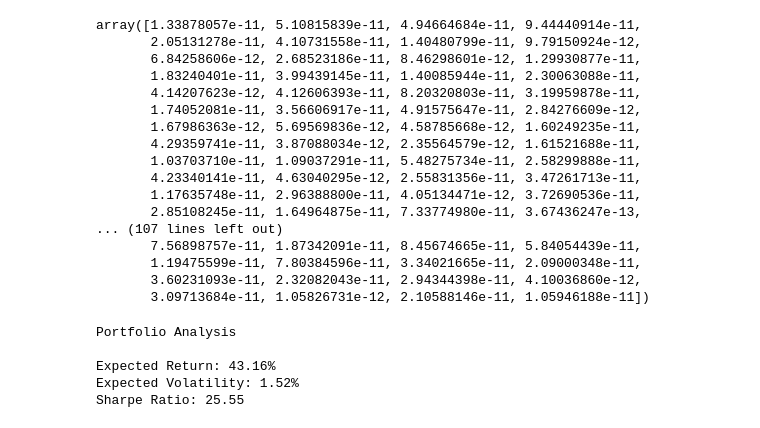
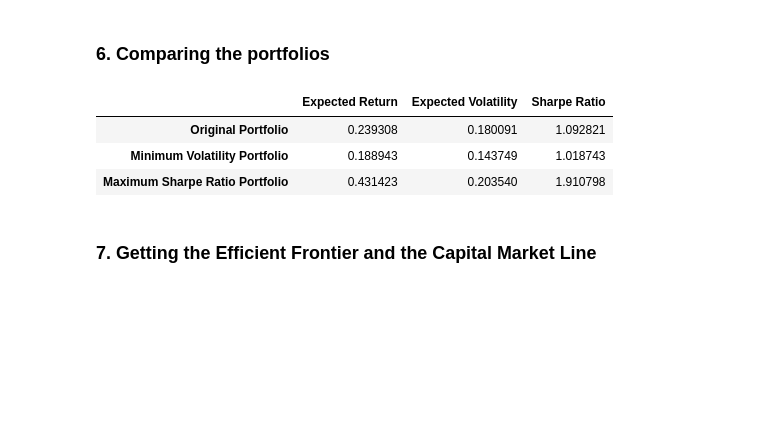
Before and after one commit to AvarusMaximus/Markowitz-Portfolio, a Jupyter notebook: main.ipynb, the cells around one changed output. Saved outputs shown, nothing was run; the diff lists cells and outputs as text; code cells hidden in the pictures; blank space fills up the shorter version.

```diff
--- a/main.ipynb
+++ b/main.ipynb
@@ -85,35 +68,21 @@ optimal_weights = minimize(neg_sharpe, initial_weights, args=(cov_matrix, daily_
-# %%
-optimal_weights.x
-# %% [output]
-array([1.33878057e-11, 5.10815839e-11, 4.94664684e-11, 9.44440914e-11,
-       2.05131278e-11, 4.10731558e-11, 1.40480799e-11, 9.79150924e-12,
-       6.84258606e-12, 2.68523186e-11, 8.46298601e-12, 1.29930877e-11,
-       1.83240401e-11, 3.99439145e-11, 1.40085944e-11, 2.30063088e-11,
-       4.14207623e-12, 4.12606393e-11, 8.20320803e-11, 3.19959878e-11,
-       1.74052081e-11, 3.56606917e-11, 4.91575647e-11, 2.84276609e-12,
-       1.67986363e-12, 5.69569836e-12, 4.58785668e-12, 1.60249235e-11,
-       4.29359741e-11, 3.87088034e-12, 2.35564579e-12, 1.61521688e-11,
-       1.03703710e-11, 1.09037291e-11, 5.48275734e-11, 2.58299888e-11,
-       4.23340141e-11, 4.63040295e-12, 2.55831356e-11, 3.47261713e-11,
-       1.17635748e-11, 2.96388800e-11, 4.05134471e-12, 3.72690536e-11,
-       2.85108245e-11, 1.64964875e-11, 7.33774980e-11, 3.67436247e-13,
-... (107 lines left out)
-       7.56898757e-11, 1.87342091e-11, 8.45674665e-11, 5.84054439e-11,
-       1.19475599e-11, 7.80384596e-11, 3.34021665e-11, 2.09000348e-11,
-       3.60231093e-11, 2.32082043e-11, 2.94344398e-11, 4.10036860e-12,
-       3.09713684e-11, 1.05826731e-12, 2.10588146e-11, 1.05946188e-11])
-# %%
-# Analysing the optimal portfolio
-print("Portfolio Analysis\n")
-exp_return = expected_return(optimal_weights.x, daily_returns)
-exp_volatility = expected_volatility(optimal_weights.x, cov_matrix)
-sharpe_ratio = (exp_return - risk_free_rate) / exp_volatility
-print(f"Expected Return: {exp_return:.2%}")
-print(f"Expected Volatility: {exp_volatility:.2%}")
-print(f"Sharpe Ratio: {sharpe_ratio:.2f}")
-# %% [output]
-Portfolio Analysis
-
-Expected Return: 43.16%
-Expected Volatility: 1.52%
-Sharpe Ratio: 25.55
+# %%
+mv_returns = expected_return(min_var.x, daily_returns) # Calculating the expected return of the minimum variance portfolio
+mv_volatility = expected_volatility(min_var.x, cov_mat) # Calculating the expected volatility of the minimum variance portfolio
+mv_sharpe_ratio = (mv_returns - risk_free_rate) / mv_volatility # Calculating the Sharpe ratio of the minimum variance portfolio
+
+ms_returns = expected_return(max_sharpe.x, daily_returns) # Calculating the expected return of the maximum Sharpe ratio portfolio
+ms_volatility = expected_volatility(max_sharpe.x, cov_mat) # Calculating the expected volatility of the maximum Sharpe ratio portfolio
+ms_sharpe_ratio = (ms_returns - risk_free_rate) / ms_volatility # Calculating the Sharpe ratio of the maximum Sharpe ratio portfolio
+# %% [markdown]
+### 6. Comparing the portfolios
+# %%
+pfs = pd.DataFrame({'Original Portfolio': [exp_return, exp_volatility, sharpe_ratio], 'Minimum Volatility Portfolio': [mv_returns, mv_volatility, mv_sharpe_ratio], 'Maximum Sharpe Ratio Portfolio': [ms_returns, ms_volatility, ms_sharpe_ratio]}, index=['Expected Return', 'Expected Volatility', 'Sharpe Ratio'])
+pfs.T.to_csv('niftycomm_portfolios.csv') # Saving the data to a csv file
+pfs.T
+# %% [output]
+|  | Expected Return | Expected Volatility | Sharpe Ratio |
+| Original Portfolio | 0.239308 | 0.180091 | 1.092821 |
+| Minimum Volatility Portfolio | 0.188943 | 0.143749 | 1.018743 |
+| Maximum Sharpe Ratio Portfolio | 0.431423 | 0.203540 | 1.910798 |
+# %% [markdown]
+### 7. Getting the Efficient Frontier and the Capital Market Line
```
Also changed, not shown: parts of 23 cells of this notebook, 8 other files.
